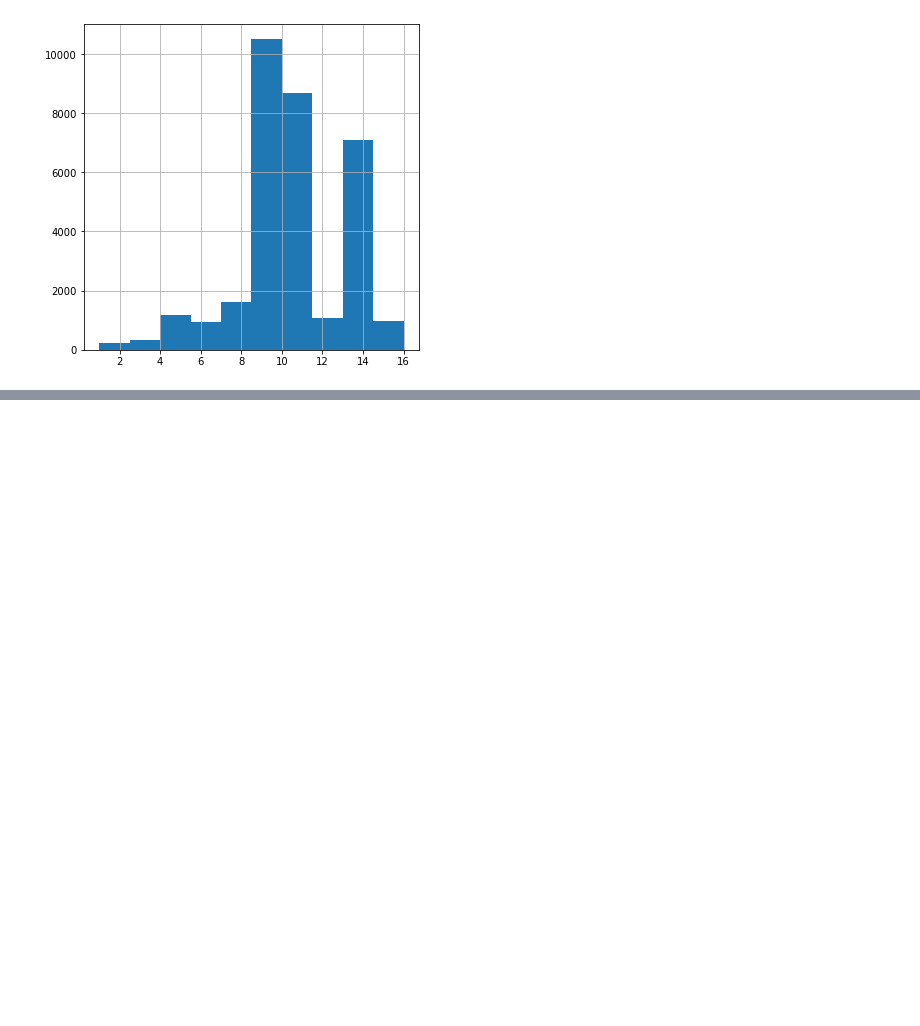
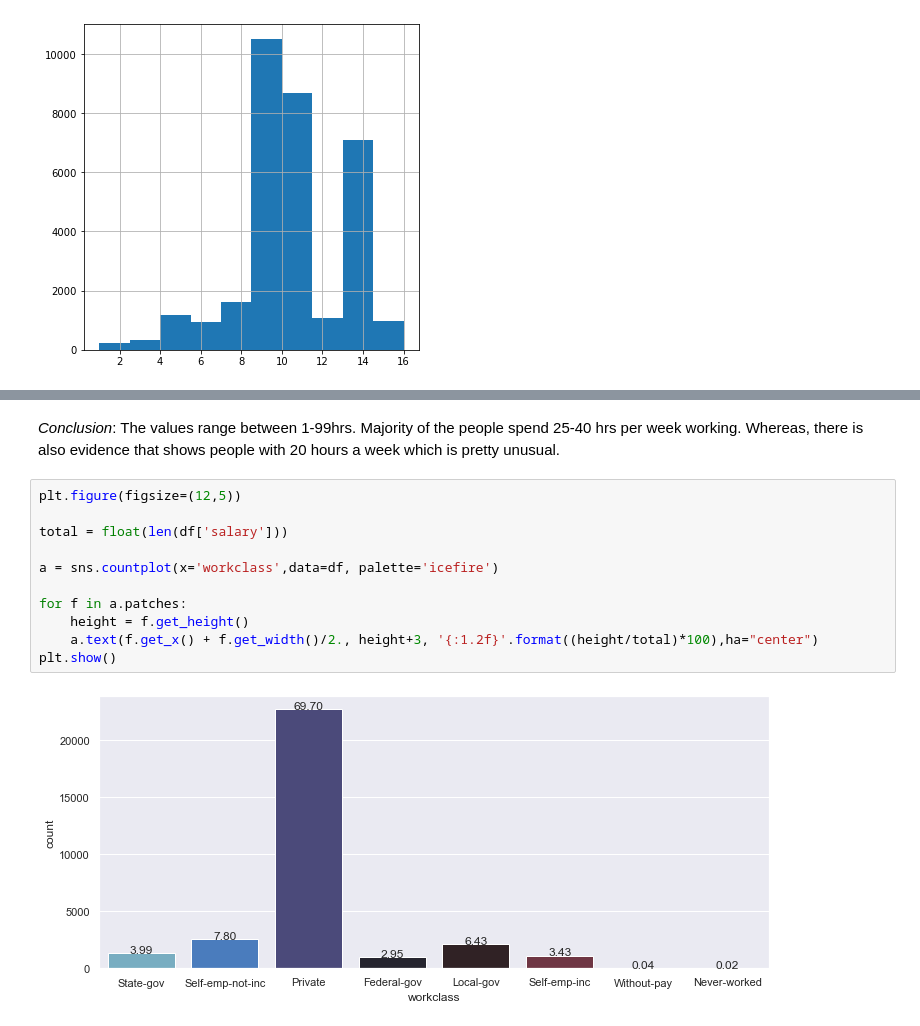
Before and after one commit to wiznikvibe/income_classifier, a Jupyter notebook: notebook/data_analysis.ipynb, the cells around one changed output, grey strips where cells are left out. Saved outputs shown, nothing was run; the diff lists cells and outputs as text; blank space fills up the shorter version.

```diff
--- a/notebook/data_analysis.ipynb
+++ b/notebook/data_analysis.ipynb
@@ -254,0 +254,15 @@ _The datapoints for Number of years of education varies between 1-16, where mojo
+# %% [markdown]
+_Conclusion_: The values range between 1-99hrs. Majority of the people spend 25-40 hrs per week working. Whereas, there is also evidence that shows people with 20 hours a week which is pretty unusual.
+# %%
+plt.figure(figsize=(12,5))
+
+total = float(len(df['salary']))
+
+a = sns.countplot(x='workclass',data=df, palette='icefire')
+
+for f in a.patches:
+    height = f.get_height()
+    a.text(f.get_x() + f.get_width()/2., height+3, '{:1.2f}'.format((height/total)*100),ha="center")
+plt.show()
+# %% [output]
+[figure, added]
```
Also changed, not shown: parts of 14 cells of this notebook.
